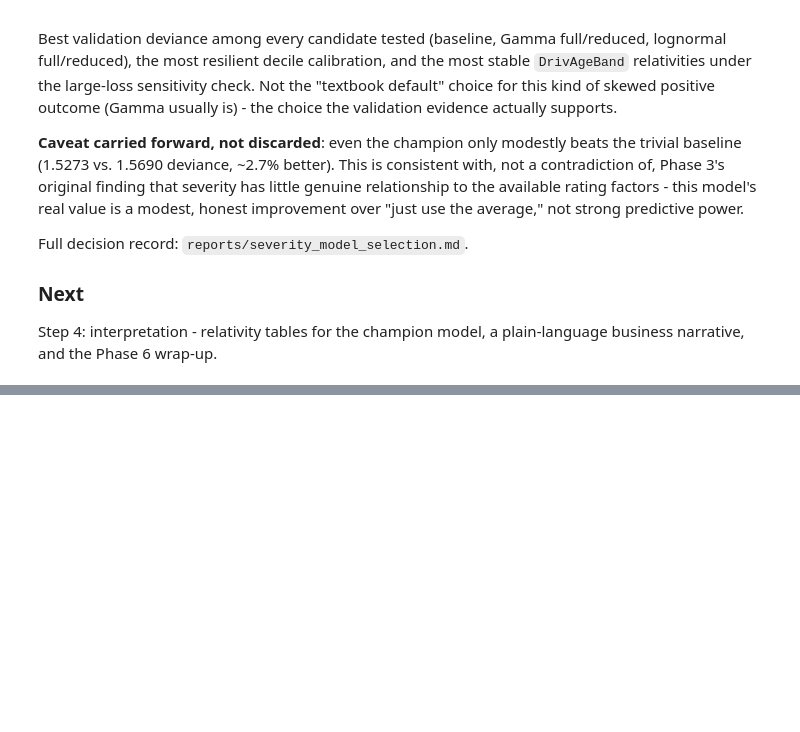
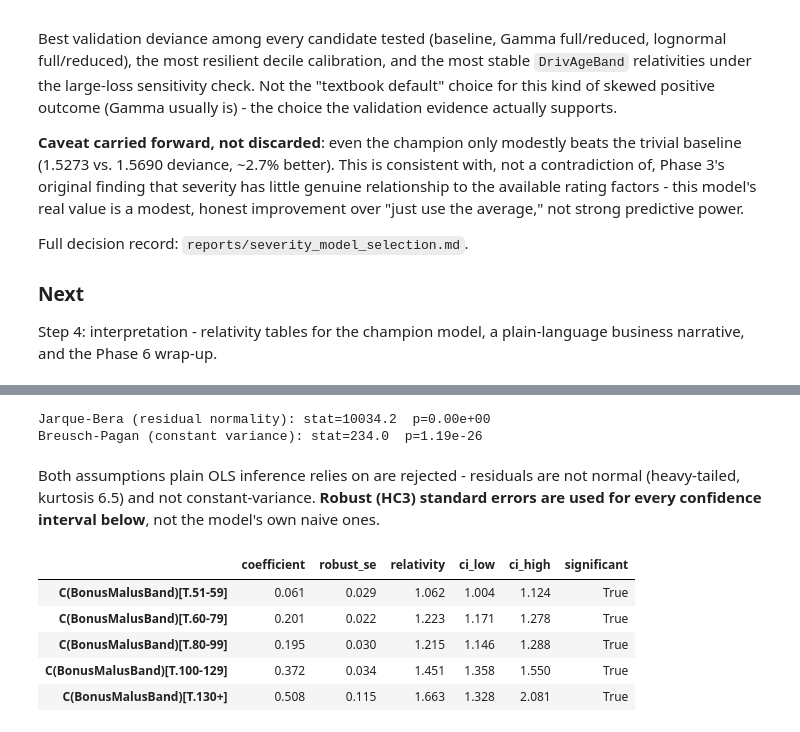
Before and after one commit to vishalyadav1729/auto-insurance-pricing, a Jupyter notebook: notebooks/04_severity_glm.ipynb, the cells around one changed output, grey strips where cells are left out. Cells and saved outputs as stored; diff of their text form; code cells hidden in the pictures; blank space fills up the shorter version.

```diff
--- a/notebooks/04_severity_glm.ipynb
+++ b/notebooks/04_severity_glm.ipynb
@@ -330,0 +335,33 @@ Step 4: interpretation - relativity tables for the champion model, a plain-langu
+# %%
+from statsmodels.stats.diagnostic import het_breuschpagan
+from statsmodels.stats.stattools import jarque_bera
+
+jb_stat, jb_p, skew, kurtosis = jarque_bera(lognormal_result.resid)
+bp_stat, bp_p, _, _ = het_breuschpagan(lognormal_result.resid, lognormal_result.model.exog)
+print(f"Jarque-Bera (residual normality): stat={jb_stat:.1f}  p={jb_p:.2e}")
+print(f"Breusch-Pagan (constant variance): stat={bp_stat:.1f}  p={bp_p:.2e}")
+# %% [output]
+Jarque-Bera (residual normality): stat=10034.2  p=0.00e+00
+Breusch-Pagan (constant variance): stat=234.0  p=1.19e-26
+# %% [markdown]
+Both assumptions plain OLS inference relies on are rejected - residuals are not normal (heavy-tailed, kurtosis 6.5) and not constant-variance. **Robust (HC3) standard errors are used for every confidence interval below**, not the model's own naive ones.
+# %%
+robust = lognormal_result.get_robustcov_results(cov_type="HC3")
+
+sev_relativities = pd.DataFrame({
+    "coefficient": lognormal_result.params,
+    "robust_se": pd.Series(robust.bse, index=lognormal_result.params.index),
+})
+sev_relativities["relativity"] = np.exp(sev_relativities["coefficient"])
+sev_relativities["ci_low"] = np.exp(sev_relativities["coefficient"] - 1.96 * sev_relativities["robust_se"])
+sev_relativities["ci_high"] = np.exp(sev_relativities["coefficient"] + 1.96 * sev_relativities["robust_se"])
+sev_relativities["significant"] = ~((sev_relativities["ci_low"] < 1) & (sev_relativities["ci_high"] > 1))
+
+sev_relativities.filter(like="BonusMalusBand", axis=0).round(3)
+# %% [output]
+|  | coefficient | robust_se | relativity | ci_low | ci_high | significant |
+| C(BonusMalusBand)[T.51-59] | 0.061 | 0.029 | 1.062 | 1.004 | 1.124 | True |
+| C(BonusMalusBand)[T.60-79] | 0.201 | 0.022 | 1.223 | 1.171 | 1.278 | True |
+| C(BonusMalusBand)[T.80-99] | 0.195 | 0.030 | 1.215 | 1.146 | 1.288 | True |
+| C(BonusMalusBand)[T.100-129] | 0.372 | 0.034 | 1.451 | 1.358 | 1.550 | True |
+| C(BonusMalusBand)[T.130+] | 0.508 | 0.115 | 1.663 | 1.328 | 2.081 | True |
```
Also changed, not shown: parts of 10 cells of this notebook, 2 other files.
